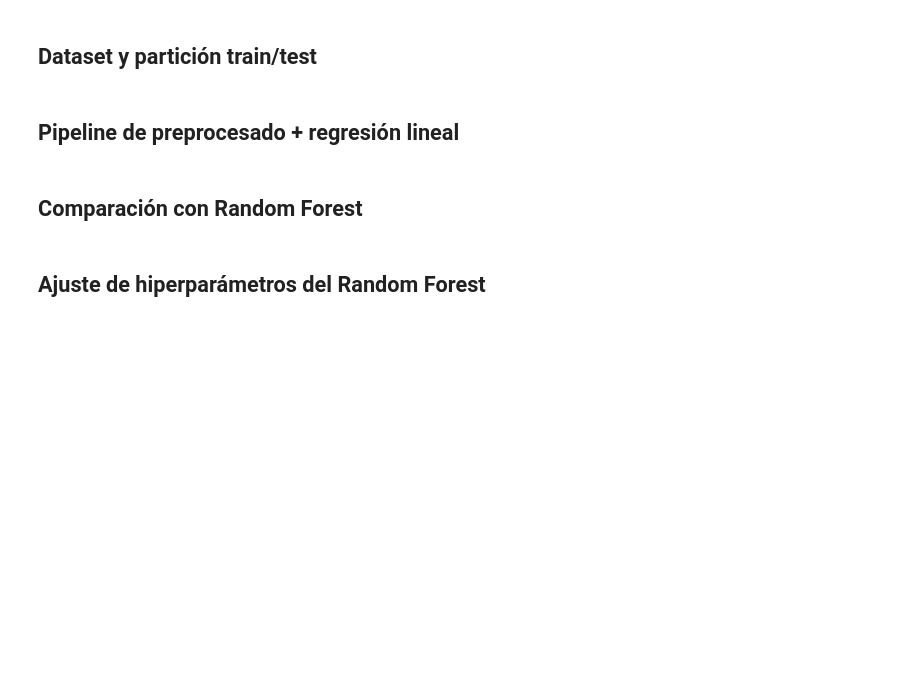
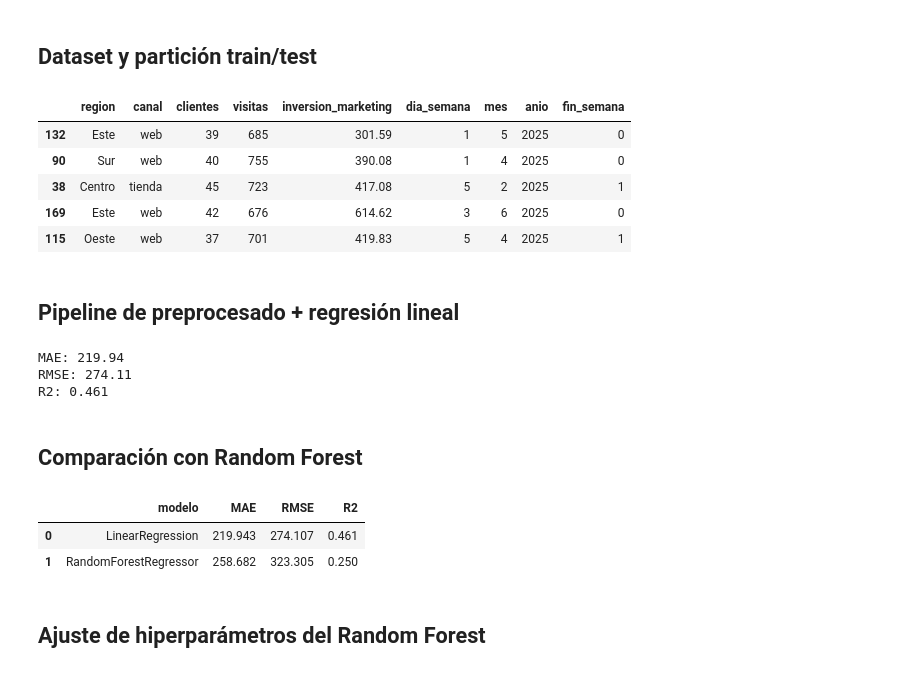
Before and after one commit to dcarlai/Big_Data_2026, a Jupyter notebook: notebooks/02_bloque_II_regresion_ml.ipynb, the cells around one changed output. Saved outputs shown, nothing was run; the diff lists cells and outputs as text; code cells hidden in the pictures; blank space fills up the shorter version.

```diff
--- a/notebooks/02_bloque_II_regresion_ml.ipynb
+++ b/notebooks/02_bloque_II_regresion_ml.ipynb
@@ -15,35 +15,45 @@ Ejecuta la primera celda para cargar librerías. Si falta alguna librería, inst
 # %%
 import warnings
 warnings.filterwarnings("ignore")
 
 from pathlib import Path
 import numpy as np
 import pandas as pd
 import matplotlib.pyplot as plt
 
 DATA_DIR = Path("../datasets")
 pd.set_option("display.max_columns", 50)
 
 from sklearn.model_selection import train_test_split
 from sklearn.compose import ColumnTransformer
 from sklearn.preprocessing import OneHotEncoder, StandardScaler
 from sklearn.pipeline import Pipeline
 from sklearn.linear_model import LinearRegression
 from sklearn.ensemble import RandomForestRegressor
 from sklearn.metrics import mean_absolute_error, mean_squared_error, r2_score
 
 df = pd.read_csv(DATA_DIR / "ventas_mayo2026.csv", parse_dates=["fecha"])
 df["canal"] = df["canal"].fillna("desconocido")
 df["ventas"] = df["ventas"].fillna(df["ventas"].median())
 df["dia_semana"] = df["fecha"].dt.dayofweek
-X = df[["region","canal","clientes","visitas","inversion_marketing","dia_semana"]]
+df["mes"] = df["fecha"].dt.month
+df["anio"] = df["fecha"].dt.year
+df["fin_semana"] = df["dia_semana"].isin([5, 6]).astype(int)  # 5=sábado, 6=domingo
+X = df[["region","canal","clientes","visitas","inversion_marketing","dia_semana","mes","anio","fin_semana"]]
 y = df["ventas"]
 X_train, X_test, y_train, y_test = train_test_split(X, y, test_size=.25, random_state=42)
 X_train.head()
+# %% [output]
+|  | region | canal | clientes | visitas | inversion_marketing | dia_semana | mes | anio | fin_semana |
+| 132 | Este | web | 39 | 685 | 301.59 | 1 | 5 | 2025 | 0 |
+| 90 | Sur | web | 40 | 755 | 390.08 | 1 | 4 | 2025 | 0 |
+| 38 | Centro | tienda | 45 | 723 | 417.08 | 5 | 2 | 2025 | 1 |
+| 169 | Este | web | 42 | 676 | 614.62 | 3 | 6 | 2025 | 0 |
+| 115 | Oeste | web | 37 | 701 | 419.83 | 5 | 4 | 2025 | 1 |
 # %% [markdown]
 ## Pipeline de preprocesado + regresión lineal
 # %%
-num_cols = ["clientes","visitas","inversion_marketing","dia_semana"]
+num_cols = ["clientes","visitas","inversion_marketing","dia_semana","mes","anio","fin_semana"]
 cat_cols = ["region","canal"]
 
 pre = ColumnTransformer([
@@ -55,9 +65,13 @@ lin_model = Pipeline([("pre", pre), ("model", LinearRegression())])
 lin_model.fit(X_train, y_train)
 pred = lin_model.predict(X_test)
 
-print("MAE:", mean_absolute_error(y_test, pred).round(2))
-print("RMSE:", mean_squared_error(y_test, pred, squared=False).round(2))
-print("R2:", r2_score(y_test, pred).round(3))
+print("MAE:", round(mean_absolute_error(y_test, pred), 2))
+print("RMSE:", round(np.sqrt(mean_squared_error(y_test, pred)), 2))
+print("R2:", round(r2_score(y_test, pred), 3))
+# %% [output]
+MAE: 219.94
+RMSE: 274.11
+R2: 0.461
 # %% [markdown]
 ## Comparación con Random Forest
 # %%
@@ -68,10 +82,14 @@ pred_rf = rf_model.predict(X_test)
 metrics = pd.DataFrame({
     "modelo": ["LinearRegression","RandomForestRegressor"],
     "MAE": [mean_absolute_error(y_test, pred), mean_absolute_error(y_test, pred_rf)],
-    "RMSE": [mean_squared_error(y_test, pred, squared=False), mean_squared_error(y_test, pred_rf, squared=False)],
+    "RMSE": [np.sqrt(mean_squared_error(y_test, pred)), np.sqrt(mean_squared_error(y_test, pred_rf))],
     "R2": [r2_score(y_test, pred), r2_score(y_test, pred_rf)]
 })
 display(metrics.round(3))
+# %% [output]
+|  | modelo | MAE | RMSE | R2 |
+| 0 | LinearRegression | 219.943 | 274.107 | 0.461 |
+| 1 | RandomForestRegressor | 258.682 | 323.305 | 0.250 |
 # %% [markdown]
 ## Ajuste de hiperparámetros del Random Forest
 # %%
```
Also changed, not shown: parts of 3 cells of this notebook, 3 other files.
